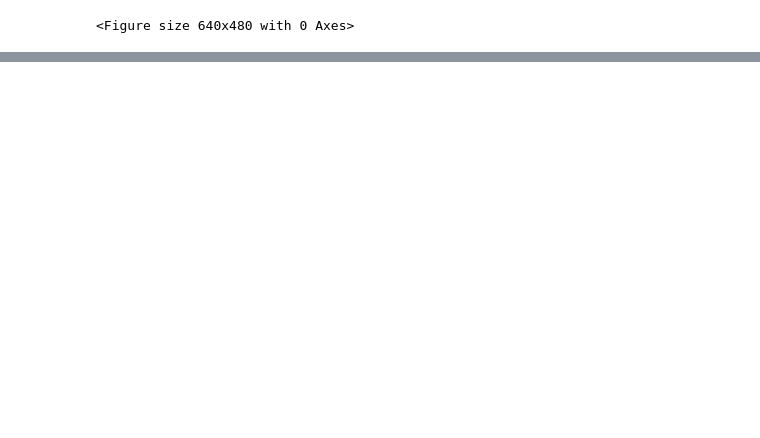
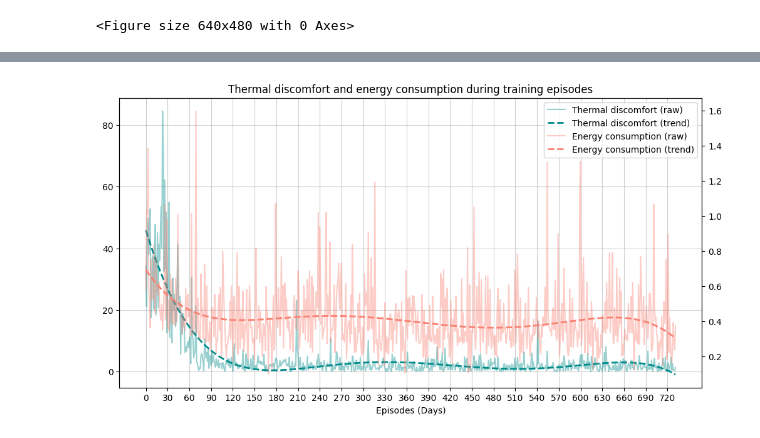
Before and after one commit to FerranAD/boptest-dqn-bestest-air, a Jupyter notebook: main.ipynb, the cells around one changed output, grey strips where cells are left out. Drawn from its saved outputs; the diff is of its cells as text; code cells hidden in the pictures; blank space fills up the shorter version.

```diff
--- a/main.ipynb
+++ b/main.ipynb
@@ -228,0 +235,12 @@ env.stop()
+# %%
+class BoptestGymEnvWeighted(BoptestGymEnv):
+
+    def get_reward(self):
+        kpis = requests.get('{0}/kpi/{1}'.format(self.url,self.testid)).json()['payload']
+        self.kpis.append(kpis)
+
+        objective_integrand = kpis['ener_tot'] + kpis['tdis_tot']
+        reward = -(objective_integrand - self.objective_integrand)
+        self.objective_integrand = objective_integrand
+
+        return reward
@@ -228,0 +260,24 @@ env.stop()
+# %%
+env = BoptestGymEnvWeighted(url                  = 'http://localhost',
+                    testcase             = 'bestest_air',
+                    actions              = ['fcu_oveTSup_u', 'fcu_oveFan_u'],
+                    observations         = {
+                                            'zon_reaTRooAir_y':(273.,318.),
+                                            'TDryBul':(265,303),
+                                            'HDirNor':(0,862),
+                                            'LowerSetp[1]':(273.,318.),
+                                            'UpperSetp[1]':(273.,318.)
+                                            },
+                    predictive_period    = 3600,
+                    regressive_period    = 3600,
+                    random_start_time    = True,
+                    max_episode_length   = 24*3600,
+                    warmup_period        = 24*3600,
+                    step_period          = 900,
+                    render_episodes      = True)
+
+env = NormalizedObservationWrapper(env)
+env = DiscretizedActionWrapper(env,n_bins_act=20)
+
+model = DQN('MlpPolicy', env, seed=1234, learning_rate=5e-4, batch_size=24,
+            buffer_size=365*24, learning_starts=24, train_freq=1)
@@ -228,0 +303,5 @@ env.stop()
+# %%
+env2_df = pd.DataFrame(env.episode_kpis)
+plot_kpis_with_trend(env2_df, days_between_xticks=30, poly_degree=5)
+# %% [output]
+[figure, added]
```
Also changed, not shown: parts of 30 cells of this notebook.
